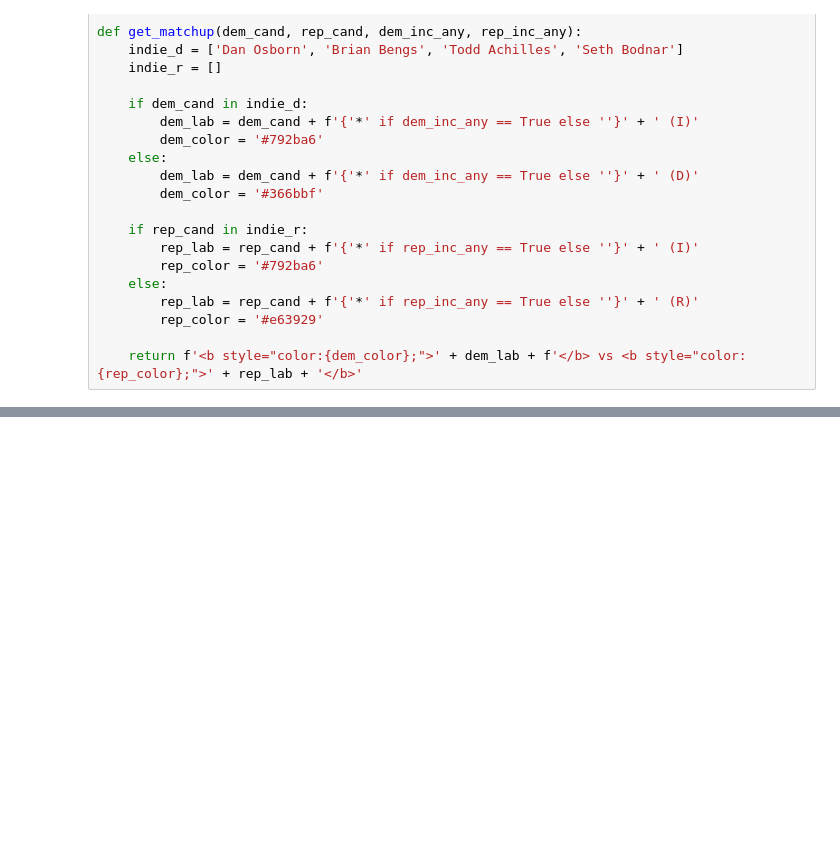
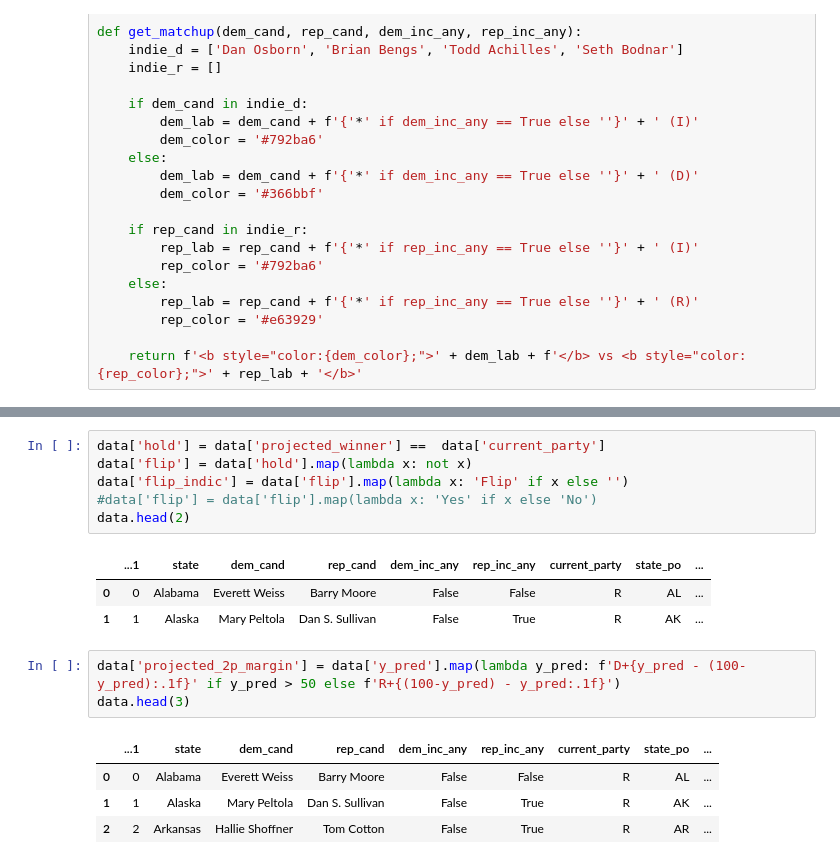
Before and after one commit to Hackquantumcpp/snoutcounter-midterms-2026-model, a Jupyter notebook: prediction/senate/05bS-postprocessing-py.ipynb, the cells around one changed output, grey strips where cells are left out. Saved outputs shown, nothing was run; the diff lists cells and outputs as text; blank space fills up the shorter version.

```diff
--- a/prediction/senate/05bS-postprocessing-py.ipynb
+++ b/prediction/senate/05bS-postprocessing-py.ipynb
@@ -275,0 +284,18 @@ data.head()
+# %%
+data['hold'] = data['projected_winner'] ==  data['current_party']
+data['flip'] = data['hold'].map(lambda x: not x)
+data['flip_indic'] = data['flip'].map(lambda x: 'Flip' if x else '')
+#data['flip'] = data['flip'].map(lambda x: 'Yes' if x else 'No')
+data.head(2)
+# %% [output]
+|  | ...1 | state | dem_cand | rep_cand | dem_inc_any | rep_inc_any | current_party | state_po | ... |
+| 0 | 0 | Alabama | Everett Weiss | Barry Moore | False | False | R | AL | ... |
+| 1 | 1 | Alaska | Mary Peltola | Dan S. Sullivan | False | True | R | AK | ... |
+# %%
+data['projected_2p_margin'] = data['y_pred'].map(lambda y_pred: f'D+{y_pred - (100-y_pred):.1f}' if y_pred > 50 else f'R+{(100-y_pred) - y_pred:.1f}')
+data.head(3)
+# %% [output]
+|  | ...1 | state | dem_cand | rep_cand | dem_inc_any | rep_inc_any | current_party | state_po | ... |
+| 0 | 0 | Alabama | Everett Weiss | Barry Moore | False | False | R | AL | ... |
+| 1 | 1 | Alaska | Mary Peltola | Dan S. Sullivan | False | True | R | AK | ... |
+| 2 | 2 | Arkansas | Hallie Shoffner | Tom Cotton | False | True | R | AR | ... |
```
Also changed, not shown: parts of 15 cells of this notebook, 13 other files.
